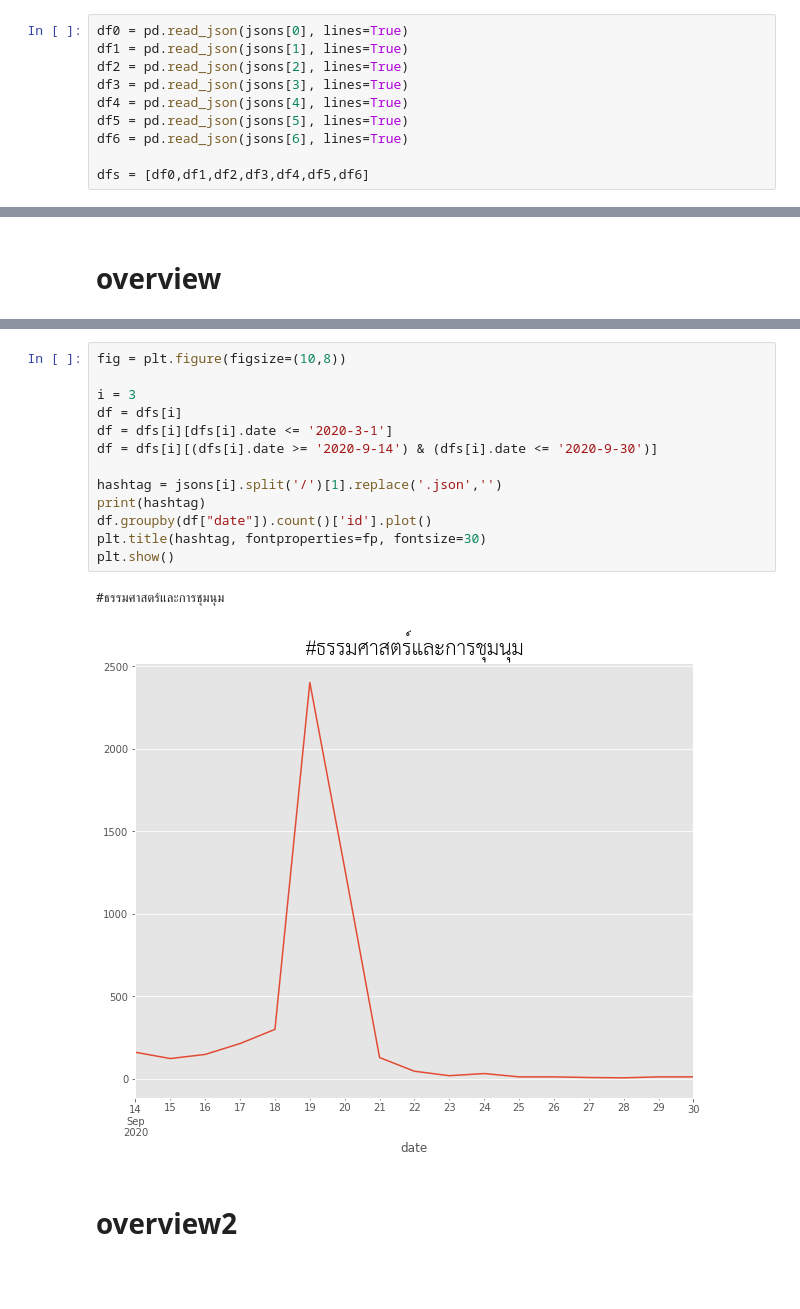
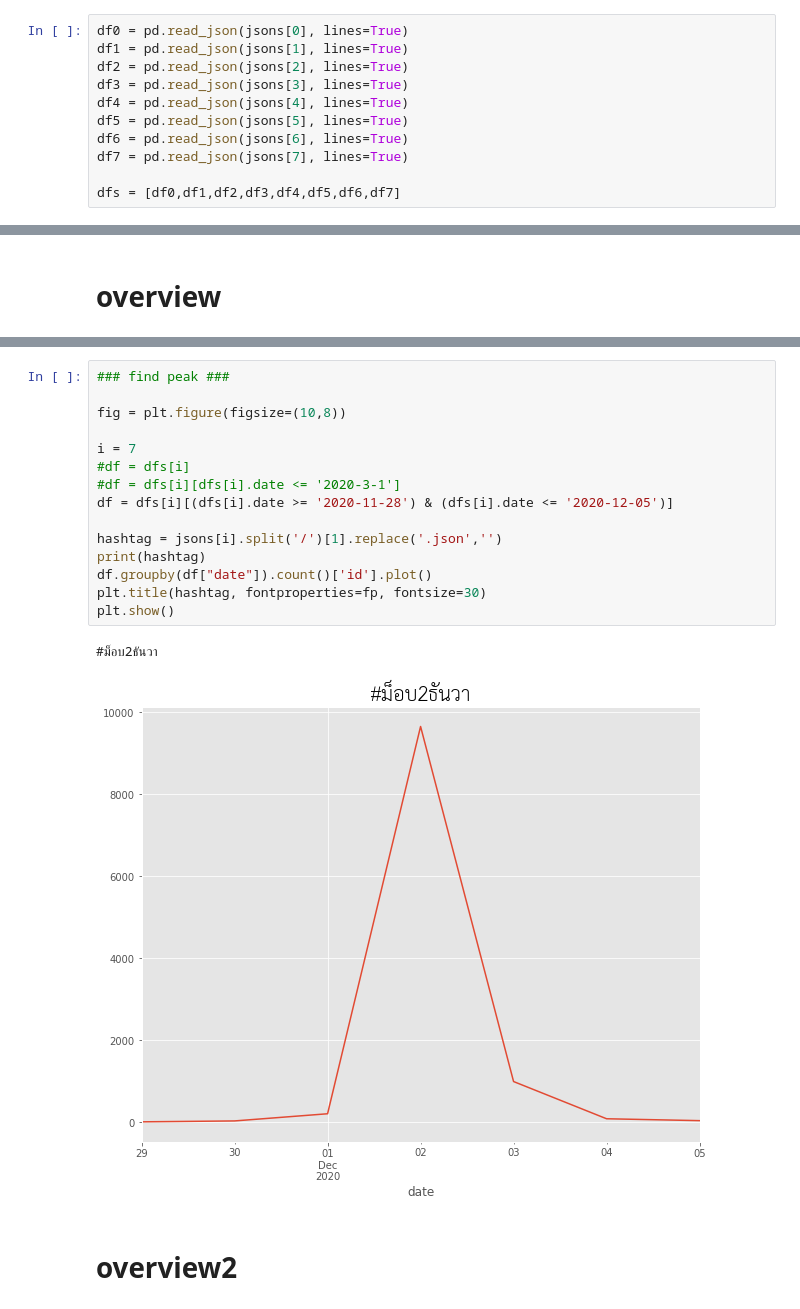
Before and after one commit to nozomiyamada/twitter_analysis, a Jupyter notebook: processing.ipynb, the cells around one changed output, grey strips where cells are left out. Saved outputs shown, nothing was run; the diff lists cells and outputs as text; blank space fills up the shorter version.

```diff
--- a/processing.ipynb
+++ b/processing.ipynb
@@ -35,8 +35,9 @@ df3 = pd.read_json(jsons[3], lines=True)
 df4 = pd.read_json(jsons[4], lines=True)
 df5 = pd.read_json(jsons[5], lines=True)
 df6 = pd.read_json(jsons[6], lines=True)
+df7 = pd.read_json(jsons[7], lines=True)
 
-dfs = [df0,df1,df2,df3,df4,df5,df6]
+dfs = [df0,df1,df2,df3,df4,df5,df6,df7]
 # %%
 df0.iloc[3]
 # %% [output]
@@ -89,19 +100,21 @@ for i, df in enumerate(dfs):
 # %%
+### find peak ###
+
 fig = plt.figure(figsize=(10,8))
 
-i = 3
-df = dfs[i]
-df = dfs[i][dfs[i].date <= '2020-3-1']
-df = dfs[i][(dfs[i].date >= '2020-9-14') & (dfs[i].date <= '2020-9-30')]
+i = 7
+#df = dfs[i]
+#df = dfs[i][dfs[i].date <= '2020-3-1']
+df = dfs[i][(dfs[i].date >= '2020-11-28') & (dfs[i].date <= '2020-12-05')]
 
 hashtag = jsons[i].split('/')[1].replace('.json','')
 print(hashtag)
 df.groupby(df["date"]).count()['id'].plot()
 plt.title(hashtag, fontproperties=fp, fontsize=30)
 plt.show()
 # %% [output]
-#ธรรมศาสตร์และการชุมนุม
+#ม็อบ2ธันวา
-[figure, old version]
+[figure, new version]
 # %% [markdown]
 # overview2
 # %%
```
Also changed, not shown: parts of 7 cells of this notebook, 3 other files.
